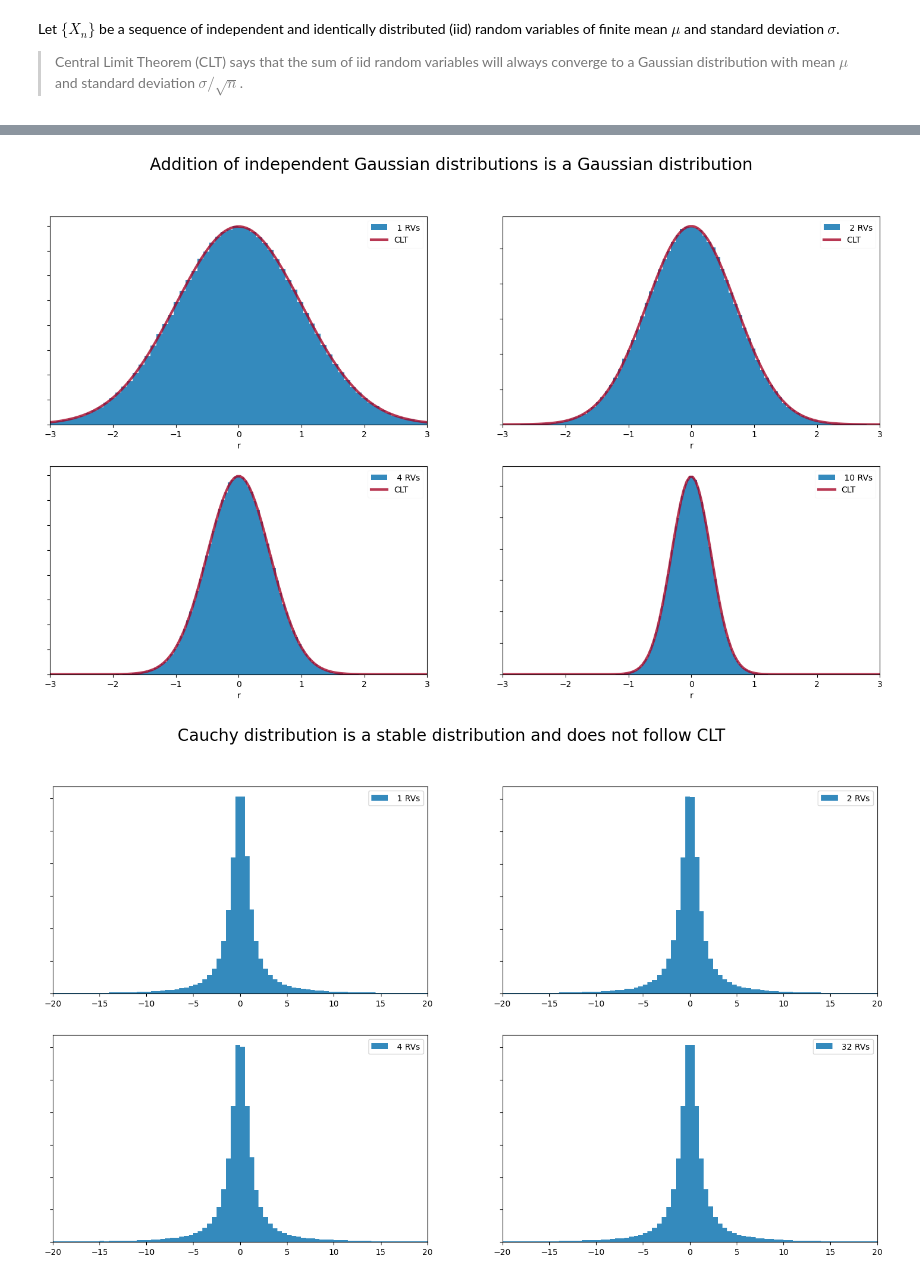
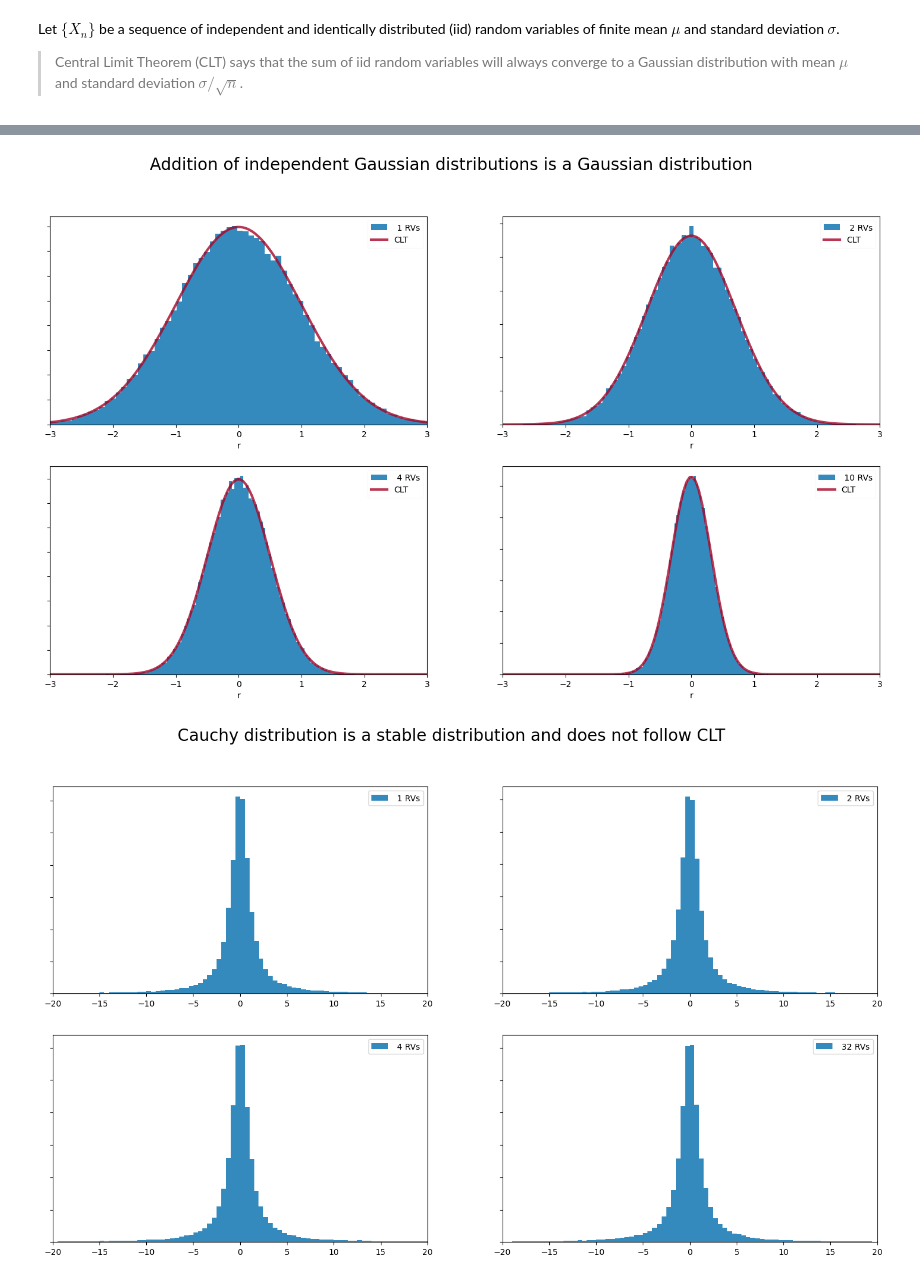
Before and after one commit to rajeshrinet/teaching, a Jupyter notebook: PH5490/code/ex01-CLT.ipynb, the cells around one changed output, grey strips where cells are left out. Drawn from its saved outputs; the diff is of its cells as text; code cells hidden in the pictures.

```diff
--- a/PH5490/code/ex01-CLT.ipynb
+++ b/PH5490/code/ex01-CLT.ipynb
@@ -105,7 +132,7 @@ def plotHist(nr, N, n_, mean, var0, x0):
     x = np.zeros((N))
     sp = f.add_subplot(3, 2, n_ )
 
-    for i in range(N):
+    for i in trange(N):
         for j in range(nr):
             x[i] += np.random.random()
         x[i] *= 1/nr
@@ -122,7 +149,7 @@ def plotHist(nr, N, n_, mean, var0, x0):
     leg.get_frame().set_alpha(0.1)
 
 
-N = 1000000   # number of samples taken
+N = 10**5   # number of samples taken
 nr = ([1, 2, 4, 8, 16, 32])
 
 mean, var0 = 0.5, 1.0/12  # mean and variance of uniform distribution in range 0, 1
@@ -142,7 +169,7 @@ def plotHist(nr, N, n_, mean, var0, x0):
     x = np.zeros((N))
     sp = f.add_subplot(3, 2, n_ )
 
-    for i in range(N):
+    for i in trange(N):
         for j in range(nr):
             x[i] += np.random.exponential(mean)
         x[i] *= 1/nr
@@ -159,7 +186,7 @@ def plotHist(nr, N, n_, mean, var0, x0):
     leg.get_frame().set_alpha(0.1)
 
 
-N = 1000000   # number of samples taken
+N = 10**5   # number of samples taken
 nr = ([1, 2, 8, 32, 64, 128])
 
 mean, var0 = 0.5, 0.5*0.5  # mean and variance of exponential distribution
@@ -178,36 +205,36 @@ def plotHist(nr, N, n_, mean, var0, x0):
     ''' plots the RVs'''
     x = np.zeros((N))
     sp = f.add_subplot(2, 2, n_ )
 
-    for i in range(N):
+    for i in trange(N):
         for j in range(nr):
             x[i] += np.random.randn()
         x[i] *= 1/nr
     plt.hist(x, 100, density=True, color='#348ABD', label=" %d RVs"%(nr));
     plt.setp(sp.get_yticklabels(), visible=False)
 
     variance = var0/nr
     fac = 1/np.sqrt(2*np.pi*variance)
     dist = fac*np.exp(-(x0-mean)**2/(2*variance))
     plt.plot(x0,dist,color='#A60628',linewidth=3,label='CLT',alpha=0.8)
     plt.xlabel('r')
     plt.xlim([-3, 3])
     leg = plt.legend(loc="upper right")
     leg.get_frame().set_alpha(0.1)
 
 
-N = 1000000   # number of samples taken
+N = 10**5   # number of samples taken
 nr = ([1, 2, 4, 10])
 
 mean, var0 = 0, 1 # mean and variance of exponential distribution
 x0 = np.linspace(-3, 3, 128)
 
 for i in range(np.size(nr)):
     plotHist(nr[i], N, i+1, mean, var0, x0)
 
 plt.suptitle("Addition of independent Gaussian distributions is a Gaussian distribution",fontsize=20);
 # %% [output]
-[figure, old version]
+[figure, new version]
 # %%
 f = plt.figure(figsize=(18, 10))
 
```
Also changed, not shown: parts of 11 cells of this notebook, 2 other files.
